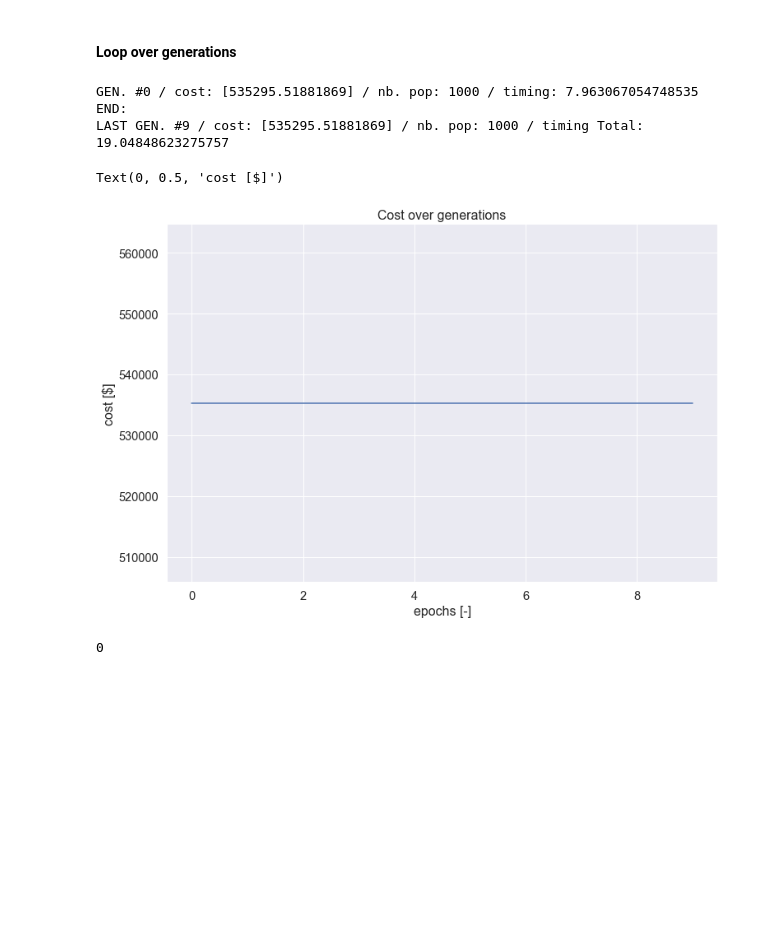
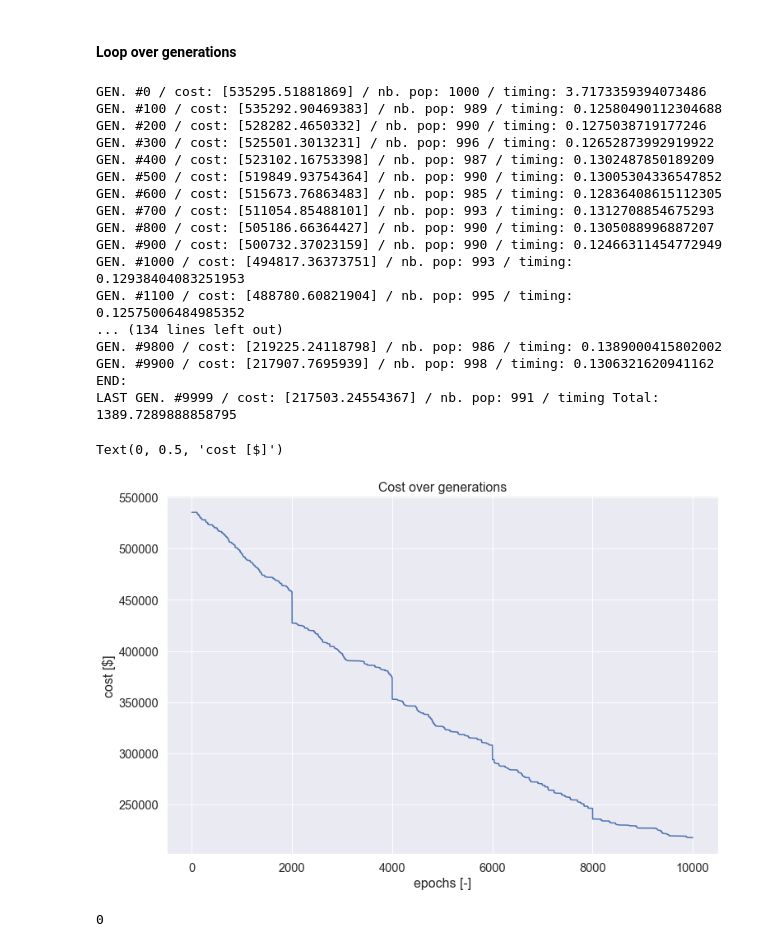
Before and after one commit to jeugregg/santa-workshop-tour-2019, a Jupyter notebook: santa-s-2019-starter-notebook.ipynb, the cells around one changed output. Drawn from its saved outputs; the diff is of its cells as text; code cells hidden in the pictures; blank space fills up the shorter version.

```diff
--- a/santa-s-2019-starter-notebook.ipynb
+++ b/santa-s-2019-starter-notebook.ipynb
@@ -1818,8 +1830,8 @@ df_prob_fam = joblib.load(PATH_TO_SAVE_DATA + '/df_prob_fam.pkl')
 df_prob = joblib.load(PATH_TO_SAVE_DATA + '/df_prob.pkl')
 
 NB_FIRST_SEED = 10
-DELTA_CHOICE_FIRST_POP = 1
-R_FIRST_MUT = 0.01
+DELTA_CHOICE_FIRST_POP = 2
+R_FIRST_MUT = 0.05
 NB_FIRST_POP = 1000
 # load
 df_pop = joblib.load(
@@ -1904,16 +1916,17 @@ plt.title("Selection probabilities");
 # %%
 ## HYPERPARAMETERS
 
-NB_MAX_EPOCHS = 10
+'''# TEST NEW PARAM
+NB_MAX_EPOCHS = 10000
 R_POP_MUT = 0.2 # % population mutated at each gen. default : 0.10
 R_MUT = 0.2 # % families mutated at each gen default : 0.01
 DELTA_CHOICE = 4 # default : 2
 NB_BEST_KEEP = 20 # NEW PARAM : how much best one to keep
 POW_SELECTION = 0.1 # default 0.3
 flag_boost = False
-boost_freq = 2000
+boost_freq = 2000'''
 
-'''# TEST OLD PARAMS
+# TEST OLD PARAMS
 NB_MAX_EPOCHS = 10000
 R_POP_MUT = 0.1 # % population mutated at each gen. default : 0.10
 R_MUT = 0.01 # % families mutated at each gen default : 0.01
@@ -1921,7 +1934,7 @@ DELTA_CHOICE = 2 # default : 2
 NB_BEST_KEEP = 20 # NEW PARAM : how much best one to keep
 POW_SELECTION = 0.3 # default 0.3
 flag_boost = True
-boost_freq = 2000'''
+boost_freq = 2000
 
 ## DISPLAY PARAM
 flag_prompt = False # timing information to each steps
@@ -2089,36 +2102,50 @@ for gen_id in range(0, NB_MAX_EPOCHS):
         print("Timing eval: ", t_eval_1 - t_eval_0)
 
     ##########
     # DISPLAY
     #
     t_epoch_1 = time.time()
     if (flag_prompt) | (gen_id % prompt_freq == 0):
         print("GEN. #{} / cost: {} / nb. pop: {} / timing: {}".format(gen_id,
                         df_cost.sort_values(by="cost").head(1)["cost"].values,
                                                        df_pop.shape[0],
                                                       t_epoch_1 - t_epoch_0))
         #print("Max Same indiv nb : ", find_max_same_indiv(arr_pop))
 
 # timing
 t_fit_1 = time.time()
 print("END:")
 print("LAST GEN. #{} / cost: {} / nb. pop: {} / timing Total: {}".format(gen_id,
                         df_cost.sort_values(by="cost").head(1)["cost"].values,
                                                        df_pop.shape[0],
                                                       t_fit_1 - t_fit_0))
 # figure
 fig = plt.figure(figsize=(12, 8))
 plt.plot(list_best_cost)
 plt.title("Cost over generations")
 ax = fig.gca()
 ax.set_xlabel("epochs [-]")
 ax.set_ylabel("cost [$]")
 # %% [output]
-GEN. #0 / cost: [535295.51881869] / nb. pop: 1000 / timing: 7.963067054748535
+GEN. #0 / cost: [535295.51881869] / nb. pop: 1000 / timing: 3.7173359394073486
+GEN. #100 / cost: [535292.90469383] / nb. pop: 989 / timing: 0.12580490112304688
+GEN. #200 / cost: [528282.4650332] / nb. pop: 990 / timing: 0.1275038719177246
+GEN. #300 / cost: [525501.3013231] / nb. pop: 996 / timing: 0.12652873992919922
+GEN. #400 / cost: [523102.16753398] / nb. pop: 987 / timing: 0.1302487850189209
+GEN. #500 / cost: [519849.93754364] / nb. pop: 990 / timing: 0.13005304336547852
+GEN. #600 / cost: [515673.76863483] / nb. pop: 985 / timing: 0.12836408615112305
+GEN. #700 / cost: [511054.85488101] / nb. pop: 993 / timing: 0.1312708854675293
+GEN. #800 / cost: [505186.66364427] / nb. pop: 990 / timing: 0.1305088996887207
+GEN. #900 / cost: [500732.37023159] / nb. pop: 990 / timing: 0.12466311454772949
+GEN. #1000 / cost: [494817.36373751] / nb. pop: 993 / timing: 0.12938404083251953
+GEN. #1100 / cost: [488780.60821904] / nb. pop: 995 / timing: 0.12575006484985352
+... (134 lines left out)
+GEN. #9800 / cost: [219225.24118798] / nb. pop: 986 / timing: 0.1389000415802002
+GEN. #9900 / cost: [217907.7695939] / nb. pop: 998 / timing: 0.1306321620941162
 END:
-LAST GEN. #9 / cost: [535295.51881869] / nb. pop: 1000 / timing Total: 19.04848623275757
+LAST GEN. #9999 / cost: [217503.24554367] / nb. pop: 991 / timing Total: 1389.7289888858795
 Text(0, 0.5, 'cost [$]')
-[figure, old version]
+[figure, new version]
 # %%
 find_max_same_indiv(df_pop)
 # %% [output]
```
Also changed, not shown: parts of 17 cells of this notebook.
